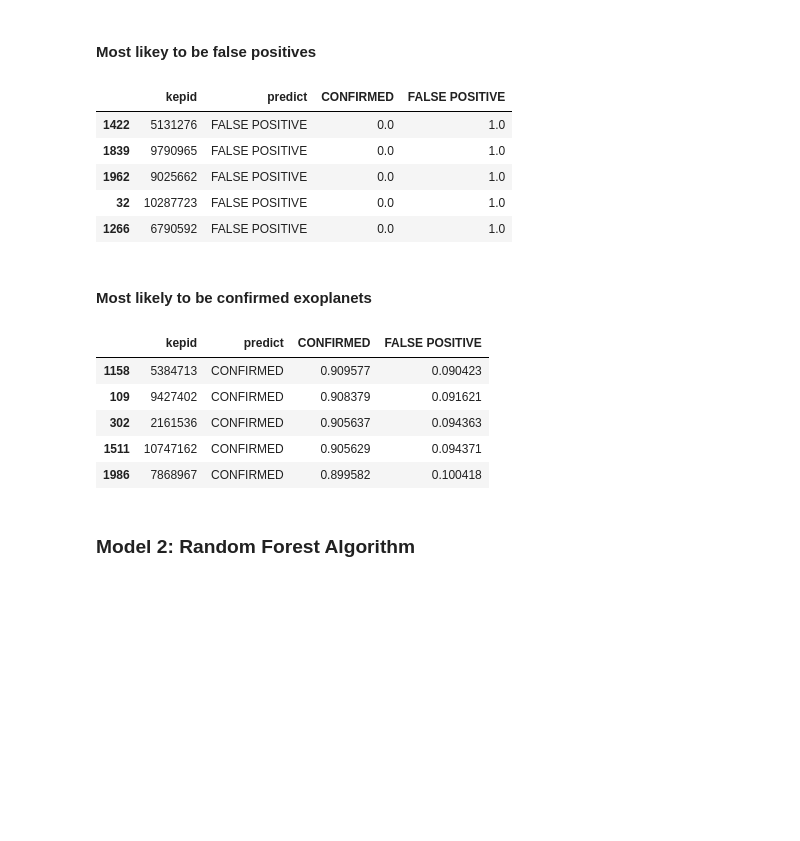
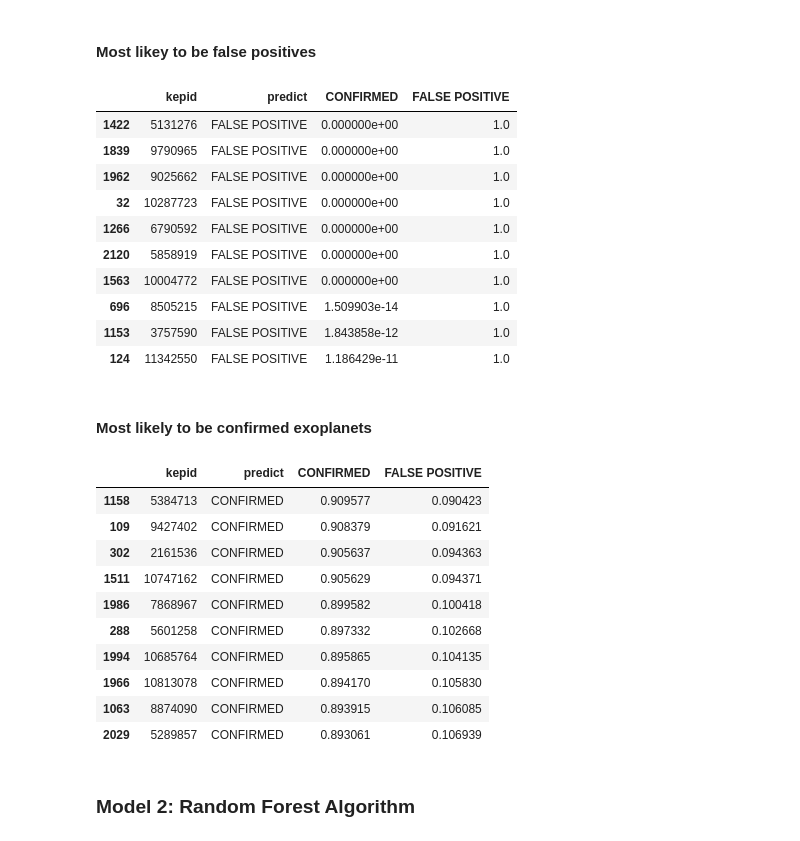
Before and after one commit to suryadutta/exoplanets_ML, a Jupyter notebook: Exoplanet Candidate Classification.ipynb, the cells around one changed output. Saved outputs shown, nothing was run; the diff lists cells and outputs as text; code cells hidden in the pictures; blank space fills up the shorter version.

```diff
--- a/Exoplanet Candidate Classification.ipynb
+++ b/Exoplanet Candidate Classification.ipynb
@@ -146,22 +147,27 @@ h2o.export_file(candidateCombine, "data/candidate_predict.csv")
 # %% [output]
 Export File progress: |███████████████████████████████████████████████████| 100%
 # %%
-candidatePredictData = pd.read_csv('data/candidate_predict.csv').sort_values('CONFIRMED')
+glm_candidate_predict_data = pd.read_csv('data/glm_candidate_predict.csv').sort_values('CONFIRMED')
 # %% [markdown]
 #### Most likey to be false positives
 # %%
-pd.DataFrame(candidatePredictData, columns = ['kepid', 'predict','CONFIRMED','FALSE POSITIVE'])[0:5]
+pd.DataFrame(glm_candidate_predict_data, columns = ['kepid', 'predict','CONFIRMED','FALSE POSITIVE'])[0:10]
 # %% [output]
 |  | kepid | predict | CONFIRMED | FALSE POSITIVE |
-| 1422 | 5131276 | FALSE POSITIVE | 0.0 | 1.0 |
-| 1839 | 9790965 | FALSE POSITIVE | 0.0 | 1.0 |
-| 1962 | 9025662 | FALSE POSITIVE | 0.0 | 1.0 |
-| 32 | 10287723 | FALSE POSITIVE | 0.0 | 1.0 |
-| 1266 | 6790592 | FALSE POSITIVE | 0.0 | 1.0 |
+| 1422 | 5131276 | FALSE POSITIVE | 0.000000e+00 | 1.0 |
+| 1839 | 9790965 | FALSE POSITIVE | 0.000000e+00 | 1.0 |
+| 1962 | 9025662 | FALSE POSITIVE | 0.000000e+00 | 1.0 |
+| 32 | 10287723 | FALSE POSITIVE | 0.000000e+00 | 1.0 |
+| 1266 | 6790592 | FALSE POSITIVE | 0.000000e+00 | 1.0 |
+| 2120 | 5858919 | FALSE POSITIVE | 0.000000e+00 | 1.0 |
+| 1563 | 10004772 | FALSE POSITIVE | 0.000000e+00 | 1.0 |
+| 696 | 8505215 | FALSE POSITIVE | 1.509903e-14 | 1.0 |
+| 1153 | 3757590 | FALSE POSITIVE | 1.843858e-12 | 1.0 |
+| 124 | 11342550 | FALSE POSITIVE | 1.186429e-11 | 1.0 |
 # %% [markdown]
 #### Most likely to be confirmed exoplanets
 # %%
-pd.DataFrame(candidatePredictData, columns = ['kepid', 'predict','CONFIRMED','FALSE POSITIVE'])[:-6:-1]
+pd.DataFrame(glm_candidate_predict_data, columns = ['kepid', 'predict','CONFIRMED','FALSE POSITIVE'])[:-11:-1]
 # %% [output]
 |  | kepid | predict | CONFIRMED | FALSE POSITIVE |
 | 1158 | 5384713 | CONFIRMED | 0.909577 | 0.090423 |
@@ -169,6 +175,11 @@ pd.DataFrame(candidatePredictData, columns = ['kepid', 'predict','CONFIRMED','FA
 | 302 | 2161536 | CONFIRMED | 0.905637 | 0.094363 |
 | 1511 | 10747162 | CONFIRMED | 0.905629 | 0.094371 |
 | 1986 | 7868967 | CONFIRMED | 0.899582 | 0.100418 |
+| 288 | 5601258 | CONFIRMED | 0.897332 | 0.102668 |
+| 1994 | 10685764 | CONFIRMED | 0.895865 | 0.104135 |
+| 1966 | 10813078 | CONFIRMED | 0.894170 | 0.105830 |
+| 1063 | 8874090 | CONFIRMED | 0.893915 | 0.106085 |
+| 2029 | 5289857 | CONFIRMED | 0.893061 | 0.106939 |
 # %% [markdown]
 ### Model 2: Random Forest Algorithm
 # %%
```
Also changed, not shown: parts of 36 cells of this notebook, 5 other files.
